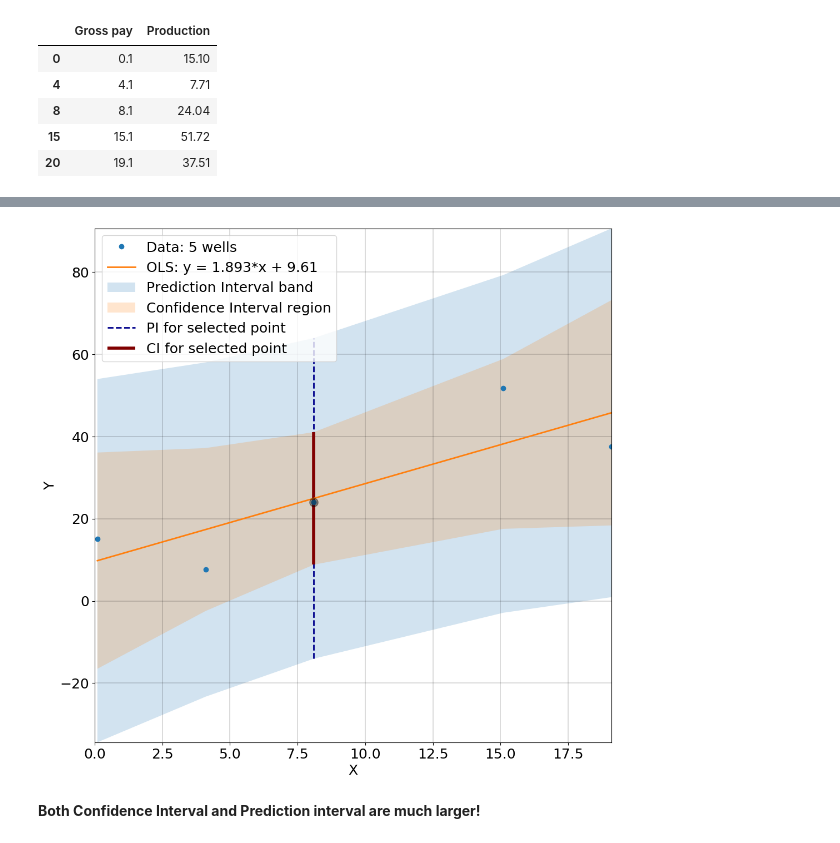
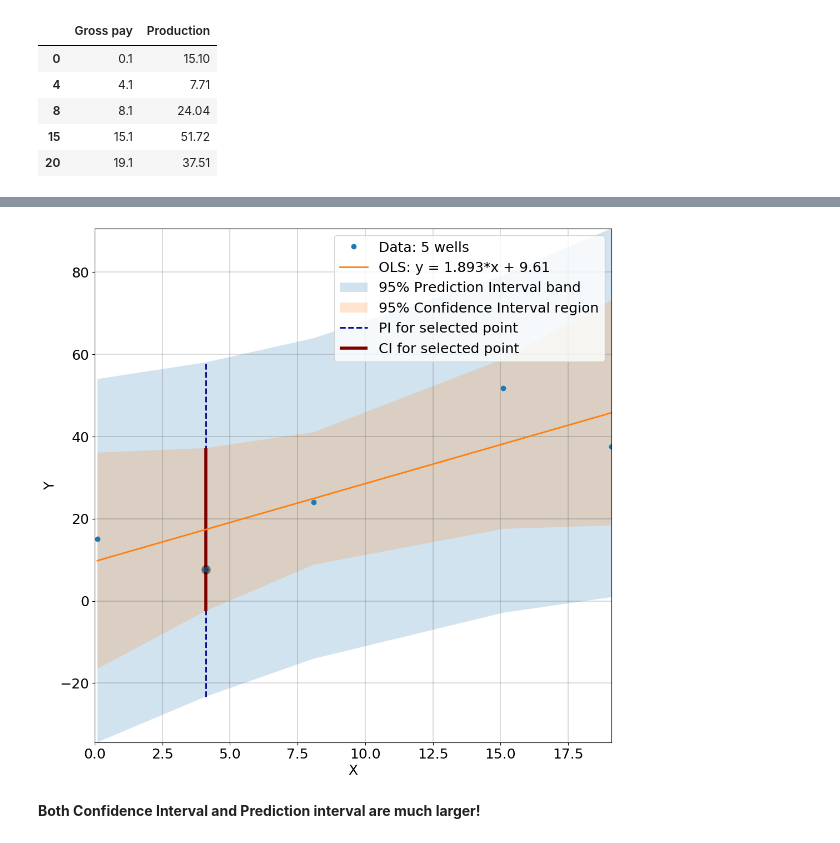
Before and after one commit to mycarta/Data-science-tools-petroleum-exploration-and-production, a Jupyter notebook: Python/notebooks/Python_OLS_confidence_interval_and_prediction_interval.ipynb, the cells around one changed output, grey strips where cells are left out. Cells and saved outputs as stored; diff of their text form; code cells hidden in the pictures.

```diff
--- a/Python/notebooks/Python_OLS_confidence_interval_and_prediction_interval.ipynb
+++ b/Python/notebooks/Python_OLS_confidence_interval_and_prediction_interval.ipynb
@@ -62,7 +67,7 @@ y = sort_data.loc[:,'Production']
 # %% [markdown]
 #### Accessing results and plotting
 # %%
-def plot_CI_PI(X, y, alpha = 0.05, CI=True, PI = True, idx = False, savefig = False):
+def plot_CI_PI(X, y, alpha = 0.05, CI=True, PI = True, idx = None, savefig = False):
     """ This function performs OLS regression, then plots:
     - The X,y data points
     - The regression line and its equation
@@ -70,6 +75,27 @@ def plot_CI_PI(X, y, alpha = 0.05, CI=True, PI = True, idx = False, savefig = Fa
     - The Prediction Interval band
     - Confidence Interval for a selected point
     - Prediction Interval for a selected point
+
+    Parameters
+    ----------
+    X:       pandas series
+        independent variable
+    y:       pandas series
+        dependent variable
+    alpha:   float
+        confidence level (default = 0.05)
+    CI:      bool
+        Flag for plotting Confidence Interval (default = True)
+    PI:      bool
+        Flag for plotting Prediction Interval (default = True)
+    idx:     int
+        Flag for highlighting CI and PI for aspecific point (default = None)
+    savefig: bool
+        Flag for saving figure to a png file (default = False)
+
+    Returns
+    -------
+    a matplotlib figure plotting the regression as described
     """
 
     # preparing variables
@@ -95,24 +121,24 @@ def plot_CI_PI(X, y, alpha = 0.05, CI=True, PI = True, idx = False, savefig = Fa
 
     # plotting CI and PI
     if CI:
-        plt.fill_between(X, pi_low, pi_upp, alpha=0.2, label = 'Prediction Interval band')
+        plt.fill_between(X, pi_low, pi_upp, alpha=0.2, label = str(int((1-alpha)*100)) + '% Prediction Interval band')
     if PI:
-        plt.fill_between(X, ci_low, ci_upp, alpha=0.2, label = 'Confidence Interval region')
+        plt.fill_between(X, ci_low, ci_upp, alpha=0.2, label = str(int((1-alpha)*100)) + '% Confidence Interval region')
 
     # plotting individual x point and its CI and PI
     if idx:
-        plt.scatter (X[idx], y[idx], s=120, facecolors = 'k', alpha = 0.4, zorder = 10)
+        plt.scatter (X.loc[[idx]], y.loc[[idx]], s=120, facecolors = 'k', alpha = 0.4, zorder = 10)
         if PI:
-            plt.vlines(X[idx], ymin=pi_low[idx], ymax=pi_upp[idx], colors='darkblue', linestyles='dashed', linewidth=2,  label = 'PI for selected point')
+            plt.vlines(X.loc[[idx]], ymin=pi_low.loc[[idx]], ymax=pi_upp.loc[[idx]], colors='darkblue', linestyles='dashed', linewidth=2,  label = 'PI for selected point')
         if CI:
-            plt.vlines(X[idx], ymin=ci_low[idx], ymax=ci_upp[idx], colors='maroon', linewidth= 4,  label = 'CI for selected point')
+            plt.vlines(X.loc[[idx]], ymin=ci_low.loc[idx], ymax=ci_upp.loc[[idx]], colors='maroon', linewidth= 4,  label = 'CI for selected point')
 
     #final touches
     plt.xlabel('X')
     plt.ylabel('Y')
     plt.ylim([np.amin(pi_low), np.amax(pi_upp)])
     plt.xlim([0, np.amax(X)])
-    plt.legend(loc=2)
+    plt.legend(loc='best')
     plt.grid(b=True, which='major', color='k', linewidth=0.2)
 
     # save to png file if required
@@ -142,8 +168,6 @@ data_for_OLS
 | 15 | 15.1 | 51.72 |
 | 20 | 19.1 | 37.51 |
 # %%
-indexed_data = data_for_OLS.set_index([np.arange(1,6,1)])
-sort_data = indexed_data.sort_values(by='Gross pay', ascending=True)
-X = sort_data.loc[:,['Gross pay']]
+X = data_for_OLS.loc[:,['Gross pay']]
 X = sm.add_constant(X, prepend=False) # add intercept
-y = sort_data.loc[:,'Production']
+y = data_for_OLS.loc[:,'Production']
@@ -150,7 +194,7 @@ y = sort_data.loc[:,'Production']
 # %%
-plot_CI_PI(sort_data['Gross pay'], y, CI=True, PI = True, idx = 3, savefig = True)
+plot_CI_PI(data_for_OLS['Gross pay'], y, CI=True, PI = True, idx = 4)
 # %% [output]
-[figure, old version]
+[figure, new version]
 # %% [markdown]
 __Both Confidence Interval and Prediction interval are much larger!__
 # %% [markdown]
```
Also changed, not shown: parts of 5 cells of this notebook, 6 other files.
